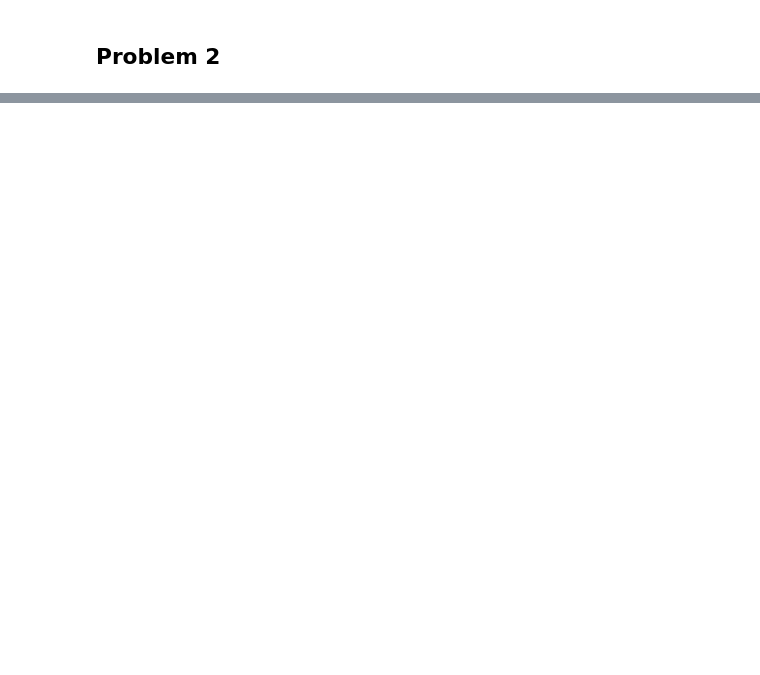
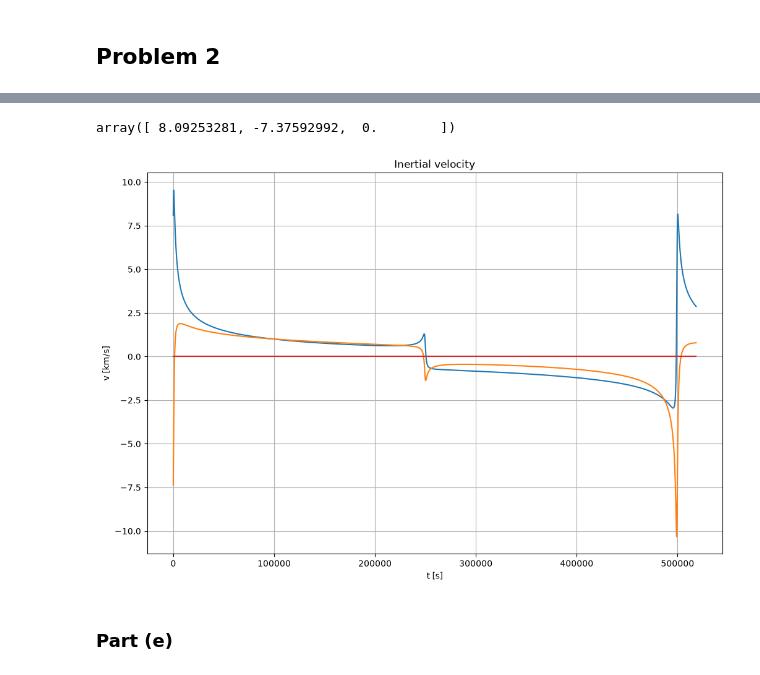
Before and after one commit to Cesium-Lab/stanford, a Jupyter notebook: aa279b/hw1.ipynb, the cells around one changed output, grey strips where cells are left out. Saved outputs shown, nothing was run; the diff lists cells and outputs as text; code cells hidden in the pictures; blank space fills up the shorter version.

```diff
--- a/aa279b/hw1.ipynb
+++ b/aa279b/hw1.ipynb
@@ -136,0 +249,12 @@ plt.show()
+# %%
+thetas = w_earth_moon * sol.t
+
+dcms_s_wrt_i = np.zeros((len(sol.t), 3, 3))
+
+dcms_s_wrt_i[:, 0, 0] = np.cos(thetas)
+dcms_s_wrt_i[:, 0, 1] = -np.sin(thetas)
+dcms_s_wrt_i[:, 1, 0] = np.sin(thetas)
+dcms_s_wrt_i[:, 1, 1] = np.cos(thetas)
+dcms_s_wrt_i[:, 2, 2] = 1
+# %%
+r_sat_inertial = np.array([dcm @ v for dcm,v in zip(dcms_s_wrt_i, sol.y[0:3].T)])
@@ -136,0 +282,32 @@ plt.show()
+# %%
+# Inertial velocity
+
+# Typing this in particular
+def v_s_to_v_i(v_s: np.ndarray, r_i: np.ndarray, w: float):
+    w_vec = [0, 0, w] # Same in both frames
+    v_i = v_s + np.cross(w_vec, r_i)
+    return v_i
+
+v_s = np.array([dcm @ v for dcm,v in zip(dcms_s_wrt_i, sol.y[3:6].T)])
+v_sat_inertial = np.array([v_s_to_v_i(v, r, w_earth_moon) for v,r in zip(v_s, r_sat_inertial)])
+# %%
+v_sat_inertial[0]
+# %% [output]
+array([ 8.09253281, -7.37592992,  0.        ])
+# %%
+fig, ax = plt.subplots(figsize=(12, 8))
+ax.set_title('Inertial velocity')
+
+ax.plot(sol.t, v_sat_inertial[:,0], 'tab:blue', label="vx")
+ax.plot(sol.t, v_sat_inertial[:,1], 'tab:orange', label="vy")
+ax.plot(sol.t, v_sat_inertial[:,2], 'tab:red', label="vz")
+
+ax.set_xlabel('t [s]')
+ax.set_ylabel('v [km/s]')
+
+ax.grid(True)
+plt.show()
+# %% [output]
+[figure, added]
+# %% [markdown]
+### Part (e)
```
Also changed, not shown: parts of 25 cells of this notebook.
